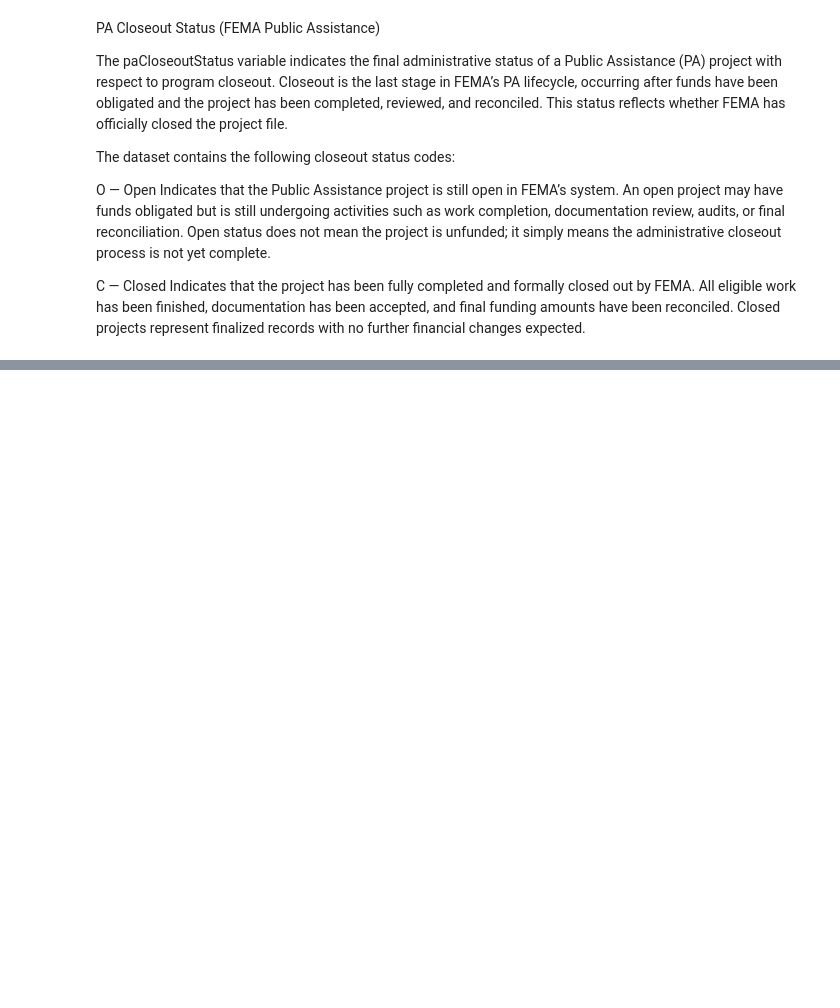
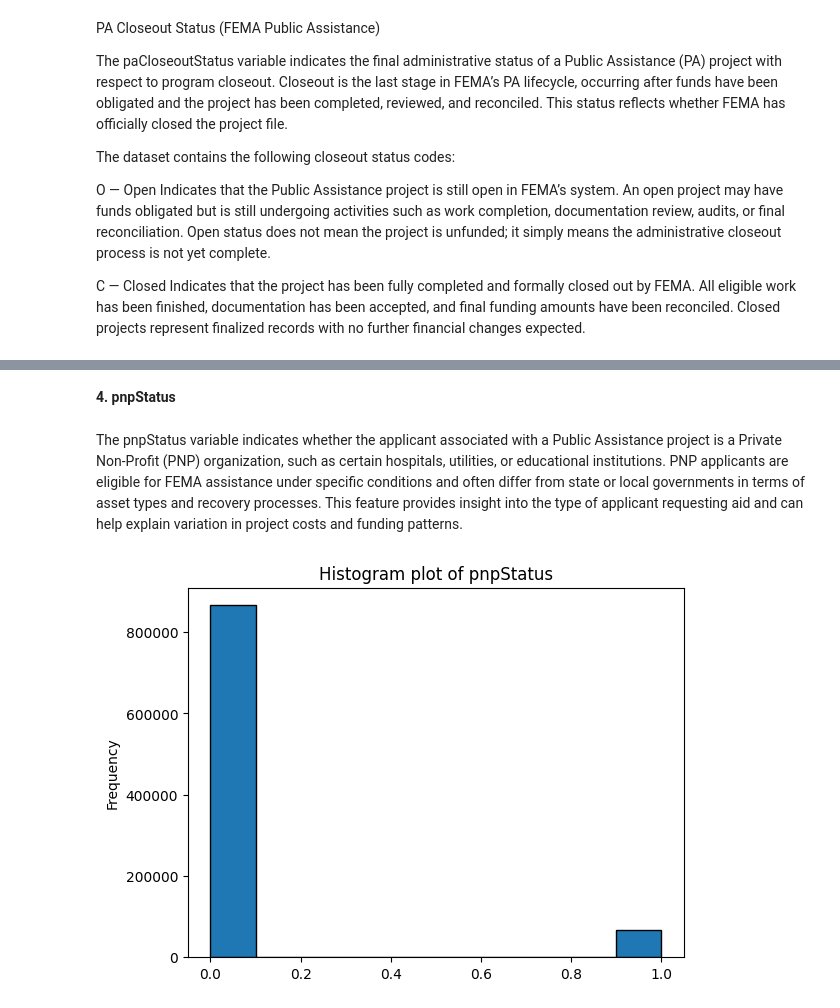
Before and after one commit to Aryan-Kaisth/Catastrophe_Risk_Estimation_Quantile_Based, a Jupyter notebook: notebooks/data_cleaning.ipynb, the cells around one changed output, grey strips where cells are left out. Cells and saved outputs as stored; diff of their text form; code cells hidden in the pictures; blank space fills up the shorter version.

```diff
--- a/notebooks/data_cleaning.ipynb
+++ b/notebooks/data_cleaning.ipynb
@@ -507,0 +534,9 @@ Name: count, dtype: int64
+# %% [markdown]
+**4. pnpStatus**
+# %% [markdown]
+The pnpStatus variable indicates whether the applicant associated with a Public Assistance project is a Private Non-Profit (PNP) organization, such as certain hospitals, utilities, or educational institutions. PNP applicants are eligible for FEMA assistance under specific conditions and often differ from state or local governments in terms of asset types and recovery processes. This feature provides insight into the type of applicant requesting aid and can help explain variation in project costs and funding patterns.
+# %%
+df.pnpStatus.plot(kind='hist', title="Histogram plot of pnpStatus", edgecolor='black')
+plt.show()
+# %% [output]
+[figure, added]
```
Also changed, not shown: parts of 25 cells of this notebook.
